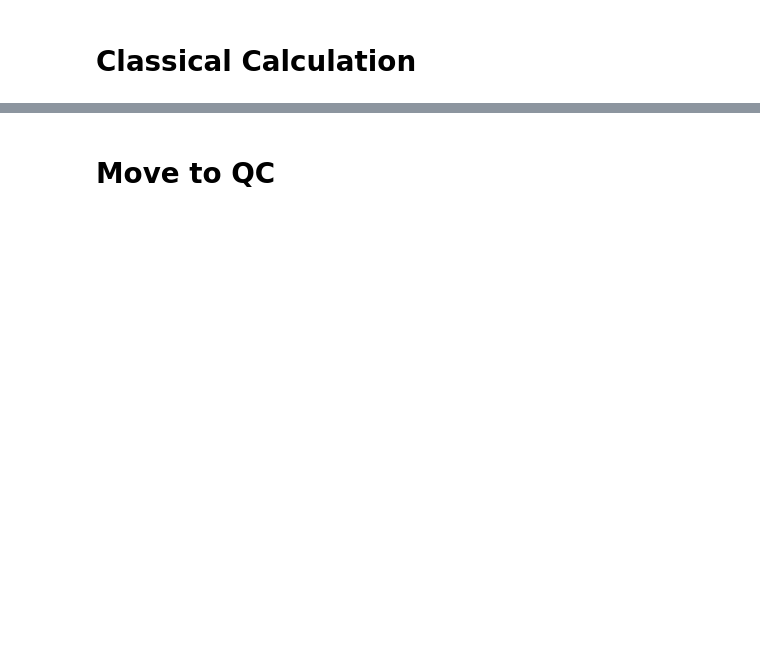
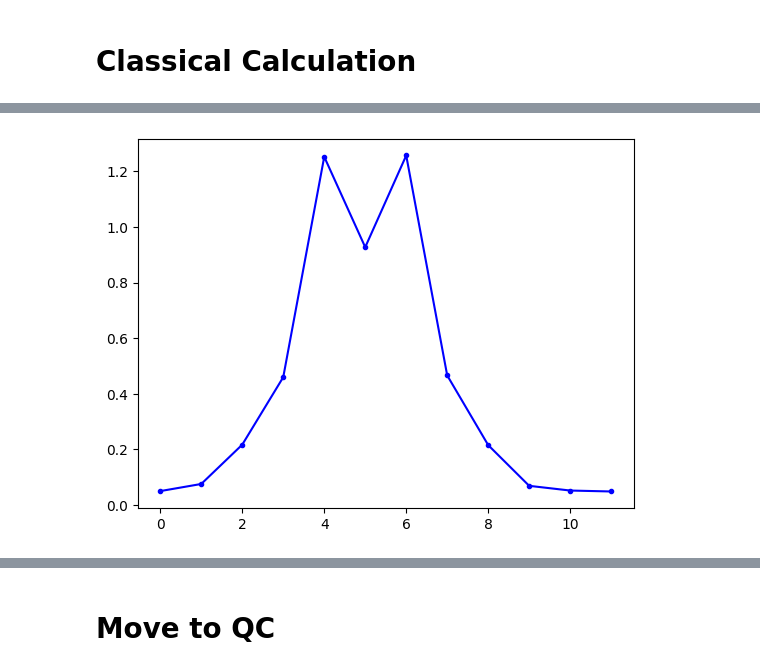
Before and after one commit to zhiyaol/string-breaking, a Jupyter notebook: Flow.ipynb, the cells around one changed output, grey strips where cells are left out. Saved outputs shown, nothing was run; the diff lists cells and outputs as text; code cells hidden in the pictures; blank space fills up the shorter version.

```diff
--- a/Flow.ipynb
+++ b/Flow.ipynb
@@ -37,0 +88,6 @@ plt.plot(list(range(2**nq)),final_state,label = 'Final')
+# %%
+final_state_2 = sp.sparse.linalg.expm_multiply(-1j * Hf * 10,initial)
+
+plot_E_per_site(final_state_2,nQQ)
+# %% [output]
+[figure, added]
```
Also changed, not shown: parts of 15 cells of this notebook, 3 other files.
